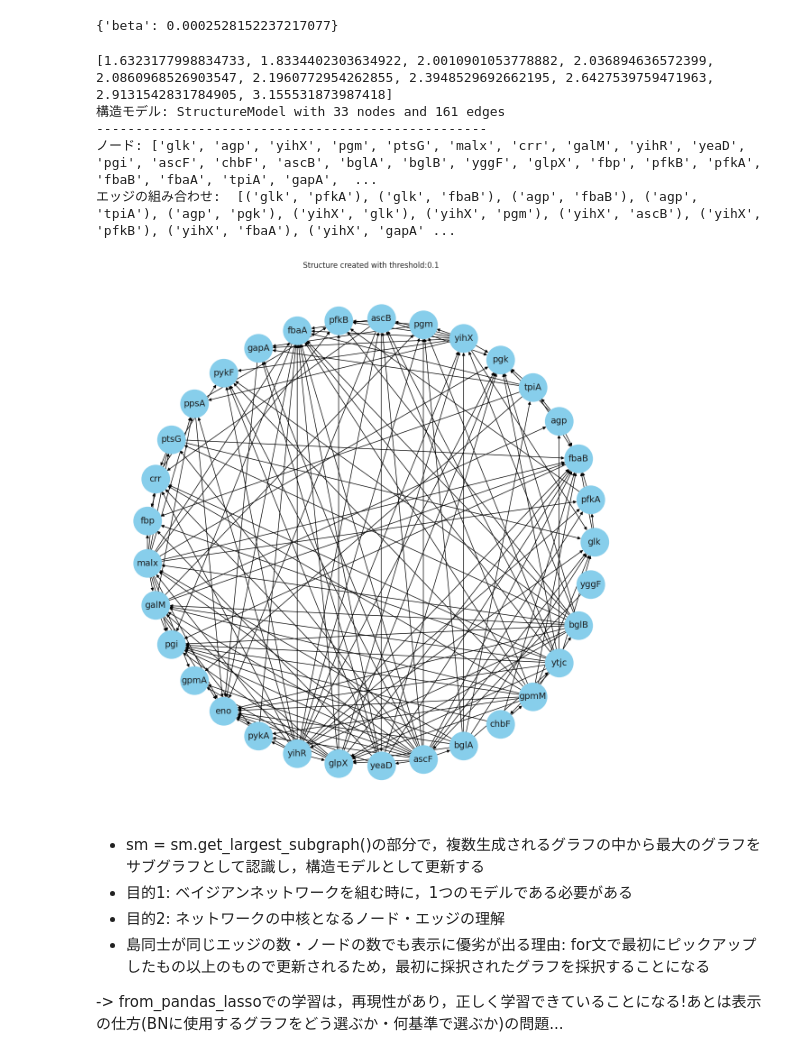
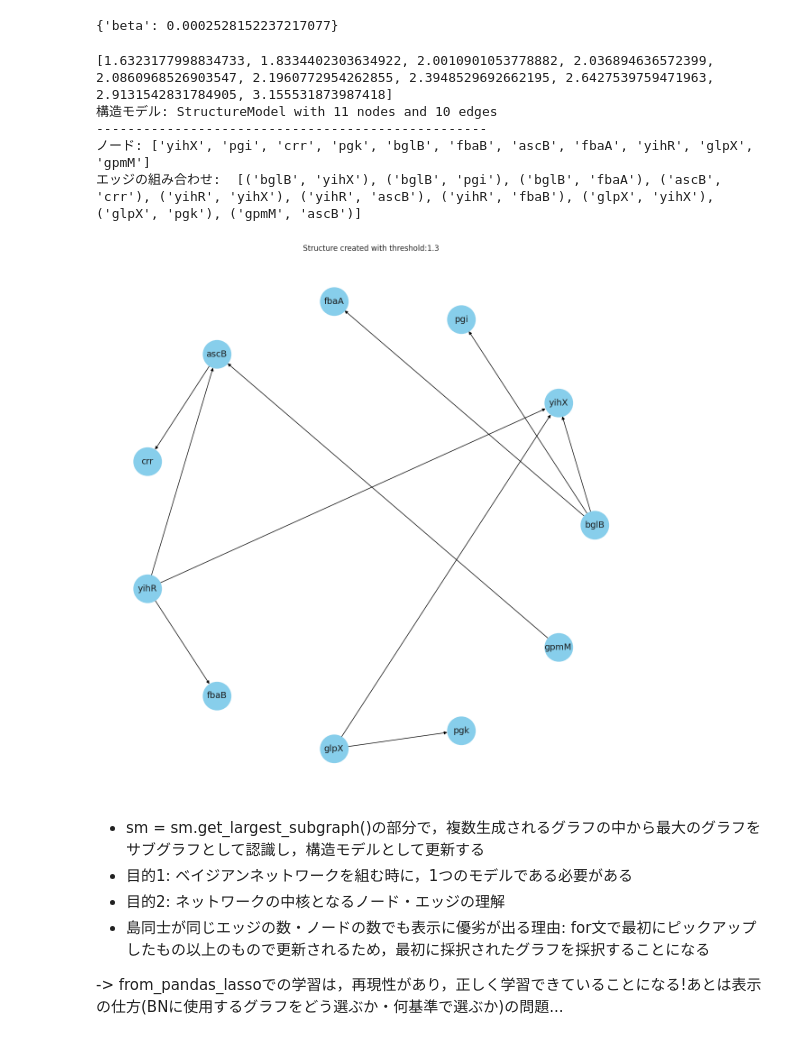
Before and after one commit to SanchanY/bn, a Jupyter notebook: work/notears_lasso.ipynb, the cells around one changed output. Cells and saved outputs as stored; diff of their text form; code cells hidden in the pictures.

```diff
--- a/work/notears_lasso.ipynb
+++ b/work/notears_lasso.ipynb
@@ -62,7 +75,7 @@ discretizer = KBinsDiscretizer(n_bins=2, encode='ordinal', strategy='uniform')
 discretised_data = discretizer.fit_transform(norm_data.iloc[:, :])
 
 # Creating a new DataFrame for the discretized data
-discretised_data = pd.DataFrame(discretised_data, columns=norm_data.columns)
+discretised_data = pd.DataFrame(discretised_data, columns=data.columns)
 
 discretised_data = discretised_data.replace({0: 'high', 1: 'low'})
 discretised_data
@@ -133,11 +146,11 @@ best_params
 # %% [output]
 {'beta': 0.0002528152237217077}
 # %%
-train, test = train_test_split(discretised_data, train_size=0.8, random_state=42)
+train, test = train_test_split(discretised_data, train_size=0.6, random_state=42)
 
 beta=best_params['beta']
 max_iter=1000       # 一旦1000で固定
-w_threshold=0.1
+w_threshold=1.3
 # w_threshold=1
 
 
@@ -167,37 +180,37 @@ print('エッジの組み合わせ: ', sm.edges())
 
 # 連番生成関数
 def create_filename(base_name, directory='.', extension='.png'):
     counter = 1
     while True:
         file_name = f"{base_name}_{counter}{extension}"
         full_path = os.path.join(directory, file_name)
         if not os.path.exists(full_path):
             return full_path
         counter += 1
 
 # グラフ描画関数
 def draw_graph(sm, w_threshold):
     sns.set(style="whitegrid")
 
     # 構造モデルsmをnetworkxのグラフに変換
     G = nx.DiGraph(sm.edges())
 
     # グラフの描画
     plt.figure(figsize=(12, 12))
     pos = nx.circular_layout(G)  # ノードの配置
     nx.draw(G, pos, with_labels=True, node_size=2000, edge_color="black", node_color="skyblue", font_size=14)
     plt.title(f"Structure created with threshold:{w_threshold}")
     plt.savefig(f"./bio_networks/bio_network_th{w_threshold}.png", format="png", dpi=300, bbox_inches='tight')
     return w_threshold
 
 w_threshold = draw_graph(sm, w_threshold)
 # %% [output]
 [1.6323177998834733, 1.8334402303634922, 2.0010901053778882, 2.036894636572399, 2.0860968526903547, 2.1960772954262855, 2.3948529692662195, 2.6427539759471963, 2.9131542831784905, 3.155531873987418]
-構造モデル: StructureModel with 33 nodes and 161 edges
+構造モデル: StructureModel with 11 nodes and 10 edges
 --------------------------------------------------
-ノード: ['glk', 'agp', 'yihX', 'pgm', 'ptsG', 'malx', 'crr', 'galM', 'yihR', 'yeaD', 'pgi', 'ascF', 'chbF', 'ascB', 'bglA', 'bglB', 'yggF', 'glpX', 'fbp', 'pfkB', 'pfkA', 'fbaB', 'fbaA', 'tpiA', 'gapA',  ...
-エッジの組み合わせ:  [('glk', 'pfkA'), ('glk', 'fbaB'), ('agp', 'fbaB'), ('agp', 'tpiA'), ('agp', 'pgk'), ('yihX', 'glk'), ('yihX', 'pgm'), ('yihX', 'ascB'), ('yihX', 'pfkB'), ('yihX', 'fbaA'), ('yihX', 'gapA' ...
+ノード: ['yihX', 'pgi', 'crr', 'pgk', 'bglB', 'fbaB', 'ascB', 'fbaA', 'yihR', 'glpX', 'gpmM']
+エッジの組み合わせ:  [('bglB', 'yihX'), ('bglB', 'pgi'), ('bglB', 'fbaA'), ('ascB', 'crr'), ('yihR', 'yihX'), ('yihR', 'ascB'), ('yihR', 'fbaB'), ('glpX', 'yihX'), ('glpX', 'pgk'), ('gpmM', 'ascB')]
-[figure, old version]
+[figure, new version]
 # %% [markdown]
 - sm = sm.get_largest_subgraph()の部分で，複数生成されるグラフの中から最大のグラフをサブグラフとして認識し，構造モデルとして更新する
 - 目的1: ベイジアンネットワークを組む時に，1つのモデルである必要がある
```
Also changed, not shown: parts of 2 cells of this notebook, 2 other files.
